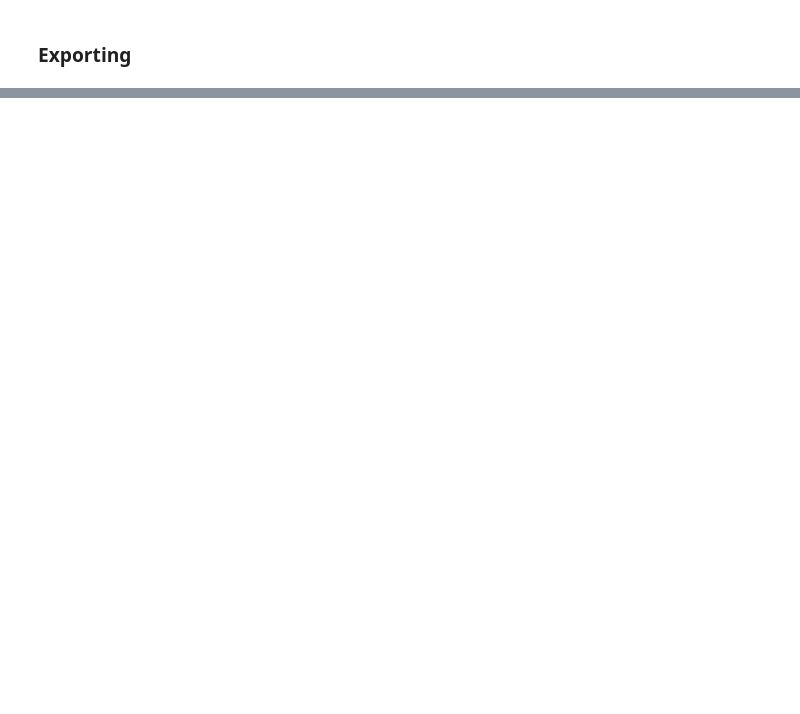
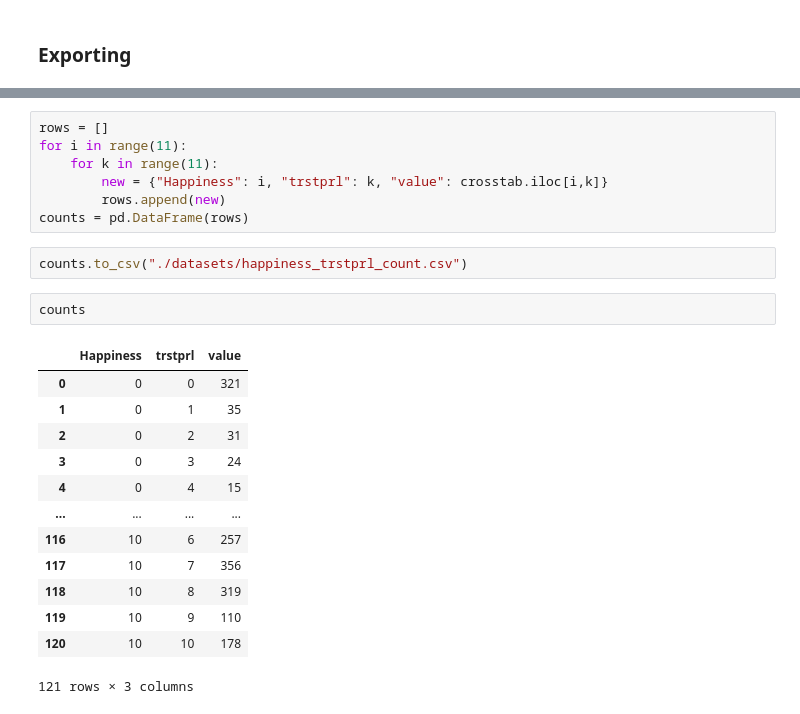
Before and after one commit to hasansalimkanmaz/data-visualization-course-assignment, a Jupyter notebook: Create ABT.ipynb, the cells around one changed output, grey strips where cells are left out. Cells and saved outputs as stored; diff of their text form; blank space fills up the shorter version.

```diff
--- a/Create ABT.ipynb
+++ b/Create ABT.ipynb
@@ -153,0 +200,25 @@ df.to_csv(DATASET_PATH + 'df_abt.csv', index=False)
+# %%
+rows = []
+for i in range(11):
+    for k in range(11):
+        new = {"Happiness": i, "trstprl": k, "value": crosstab.iloc[i,k]}
+        rows.append(new)
+counts = pd.DataFrame(rows)
+# %%
+counts.to_csv("./datasets/happiness_trstprl_count.csv")
+# %%
+counts
+# %% [output]
+|  | Happiness | trstprl | value |
+| 0 | 0 | 0 | 321 |
+| 1 | 0 | 1 | 35 |
+| 2 | 0 | 2 | 31 |
+| 3 | 0 | 3 | 24 |
+| 4 | 0 | 4 | 15 |
+| ... | ... | ... | ... |
+| 116 | 10 | 6 | 257 |
+| 117 | 10 | 7 | 356 |
+| 118 | 10 | 8 | 319 |
+| 119 | 10 | 9 | 110 |
+| 120 | 10 | 10 | 178 |
+121 rows × 3 columns
```
Also changed, not shown: parts of 7 cells of this notebook, 2 other files.
